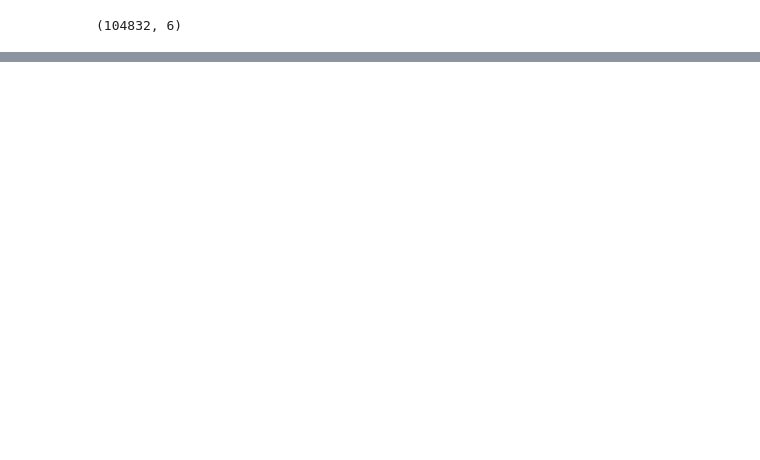
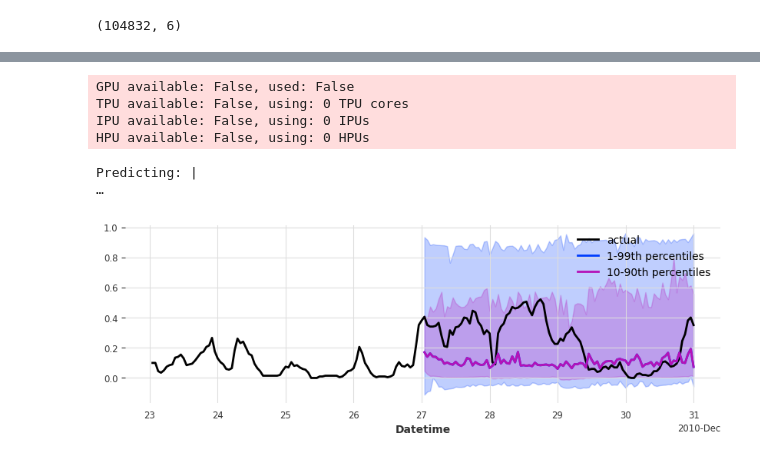
Before and after one commit to leslieDLcy/energy_forecasting, a Jupyter notebook: notebooks/GEFComp_wind_power_forecasting.ipynb, the cells around one changed output, grey strips where cells are left out. Drawn from its saved outputs; the diff is of its cells as text; code cells hidden in the pictures; blank space fills up the shorter version.

```diff
--- a/notebooks/GEFComp_wind_power_forecasting.ipynb
+++ b/notebooks/GEFComp_wind_power_forecasting.ipynb
@@ -82,0 +111,2 @@ features.tail()
+# %%
+training_cutoff_wp = target.time_index[-(2 * params.forecast_horizon)]
@@ -82,0 +117,2 @@ features.tail()
+# %%
+train_wp, val_wp = target.split_before(training_cutoff_wp)
@@ -82,0 +126,20 @@ features.tail()
+# %%
+TFT_model = TFTModel(
+    input_chunk_length=params.input_chunk_length,
+    output_chunk_length=params.forecast_horizon,
+    hidden_size=128,
+    lstm_layers=1,
+    num_attention_heads=4,
+    dropout=0.5,
+    batch_size=64,
+    n_epochs=1,
+    add_relative_index=False,
+    add_encoders={
+        "cyclic": {"future": ["month"]},
+        "datetime_attribute": {"future": ["hour", "dayofweek"]},},
+    random_state=42,
+)
+# %%
+TFT_model.fit(
+    train_wp,
+    verbose=True)
@@ -82,0 +167,15 @@ features.tail()
+# %%
+# validation
+mape_TFT = eval_model(
+                model = TFT_model,
+                n = 96,
+                actual_series = target[
+                            train_wp.end_time() - (2 * 48 - 1) * train_wp.freq :],
+                val_series = val_wp)
+# %% [output]
+GPU available: False, used: False
+TPU available: False, using: 0 TPU cores
+IPU available: False, using: 0 IPUs
+HPU available: False, using: 0 HPUs
+Predicting: |                                                                                                 …
+[figure, added]
```
Also changed, not shown: parts of 21 cells of this notebook, 3 other files.
